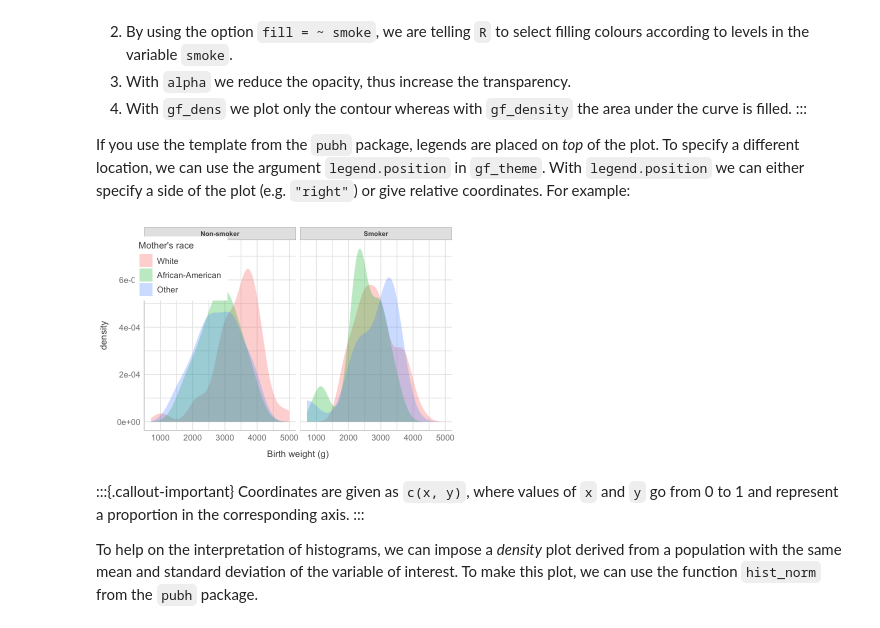
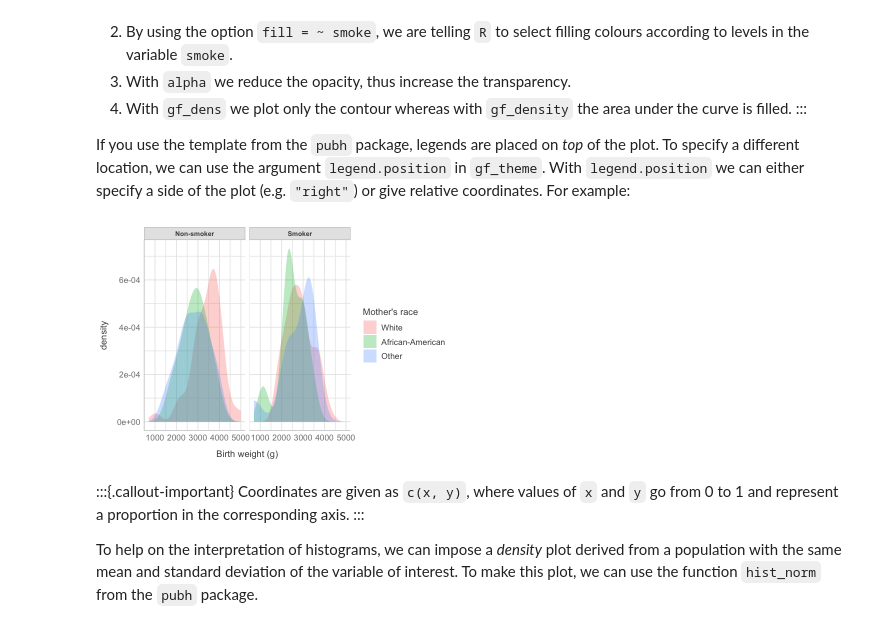
Before and after one commit to josie-athens/LabBook, a Jupyter notebook: graphical.ipynb, the cells around one changed output. Cells and saved outputs as stored; diff of their text form; code cells hidden in the pictures.

```diff
--- a/graphical.ipynb
+++ b/graphical.ipynb
@@ -276,13 +282,12 @@ If you use the template from the `pubh` package, legends are placed on *top* of
 # %%
 #| label: fig-fig6
 #| fig-cap: "Comparison of birth weight distributions by smoking status of the mother and race of the mother."
 #| fig-width: 9
 #| fig-height: 7
 birthwt |>
-  gf_density(~ bwt|smoke, fill = ~ race, alpha=0.3) |>
-  gf_theme(legend.position = c(0.12, 0.85))
+  gf_density(~ bwt|smoke, fill = ~ race, alpha = 0.3)
 # %% [output]
-[figure, old version]
+[figure, new version]
 # %% [markdown]
 :::{.callout-important}
 Coordinates are given as `c(x, y)`, where values of `x` and `y` go from 0 to 1 and represent a proportion in the corresponding axis.
```
Also changed, not shown: parts of 16 cells of this notebook, 9 other files.
